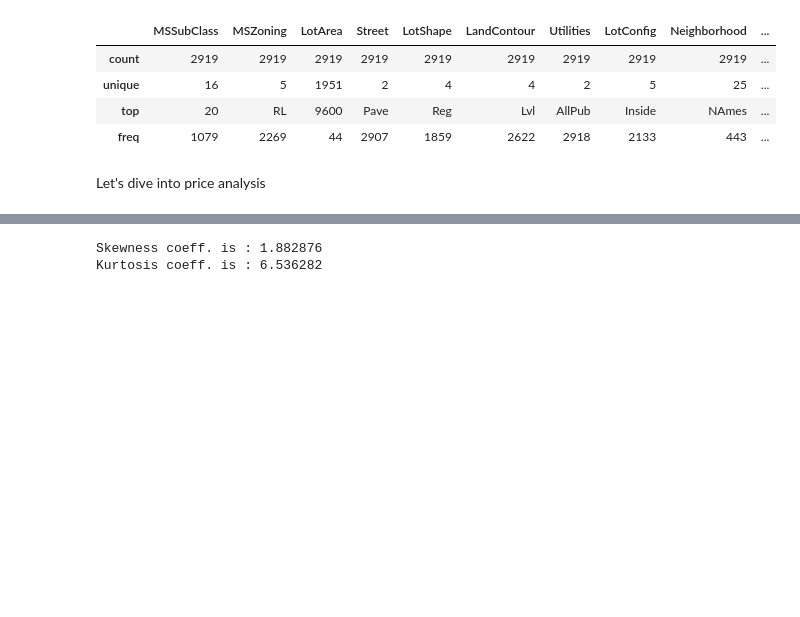
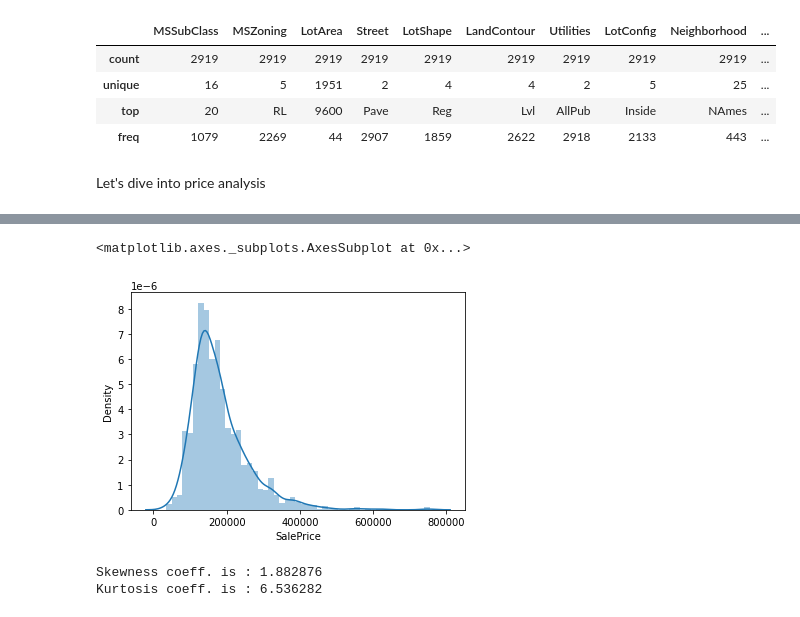
Before and after one commit to Aboubacar2012/ML_Project, a Jupyter notebook: housing.ipynb, the cells around one changed output, grey strips where cells are left out. Saved outputs shown, nothing was run; the diff lists cells and outputs as text; code cells hidden in the pictures; blank space fills up the shorter version.

```diff
--- a/housing.ipynb
+++ b/housing.ipynb
@@ -392,3 +405,9 @@ Let's dive into price analysis
+# %%
+#histogram
+sns.distplot(df_train['SalePrice'])
+# %% [output]
+<matplotlib.axes._subplots.AxesSubplot at 0x...>
+[figure, added]
 # %%
 sns.displot(df_train['SalePrice'])
 print("Skewness coeff. is : %f" %df_train['SalePrice'].skew())
```
Also changed, not shown: parts of 28 cells of this notebook.
